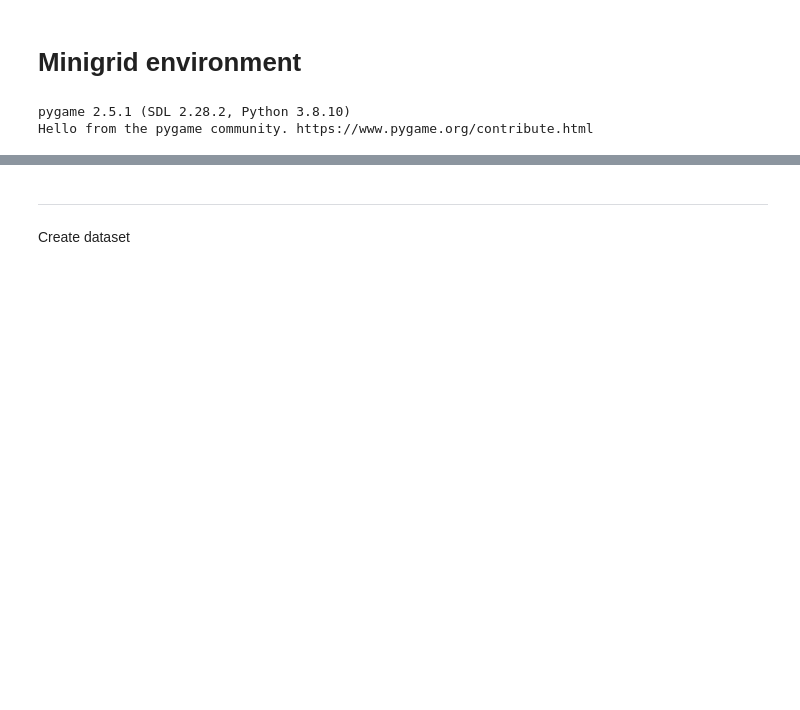
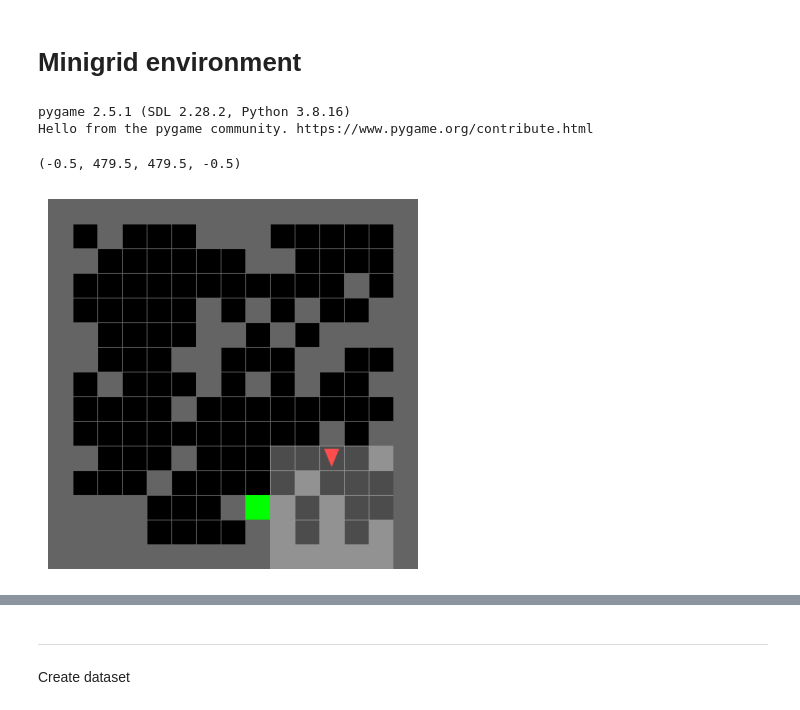
Before and after one commit to JuanJoseZapata/curriculum_learning_ws, a Jupyter notebook: scripts/VAE/VAE_MiniGrid.ipynb, the cells around one changed output, grey strips where cells are left out. Cells and saved outputs as stored; diff of their text form; code cells hidden in the pictures; blank space fills up the shorter version.

```diff
--- a/scripts/VAE/VAE_MiniGrid.ipynb
+++ b/scripts/VAE/VAE_MiniGrid.ipynb
@@ -7,8 +7,10 @@ from gym_minigrid import minigrid_env
 import numpy as np
 import cv2
 import random
+import seaborn as sns
+sns.set_theme(style="darkgrid")
 # %% [output]
-pygame 2.5.1 (SDL 2.28.2, Python 3.8.10)
+pygame 2.5.1 (SDL 2.28.2, Python 3.8.16)
 Hello from the pygame community. https://www.pygame.org/contribute.html
 # %%
 %load_ext autoreload
@@ -17,6 +19,13 @@ env = minigrid_env.Env(render_mode="human", size=15, agent_view_size=5,num_tiles
 observation, info = env.reset(seed=42)
 # %%
 %autoreload 2
+# %%
+_ = env.reset(seed=123)
+plt.imshow(env.get_frame())
+plt.axis('off')
+# %% [output]
+(-0.5, 479.5, 479.5, -0.5)
+[figure, added]
 # %%
 plt.figure(figsize=(7,7))
 
```
Also changed, not shown: parts of 34 cells of this notebook, 3 other files.
